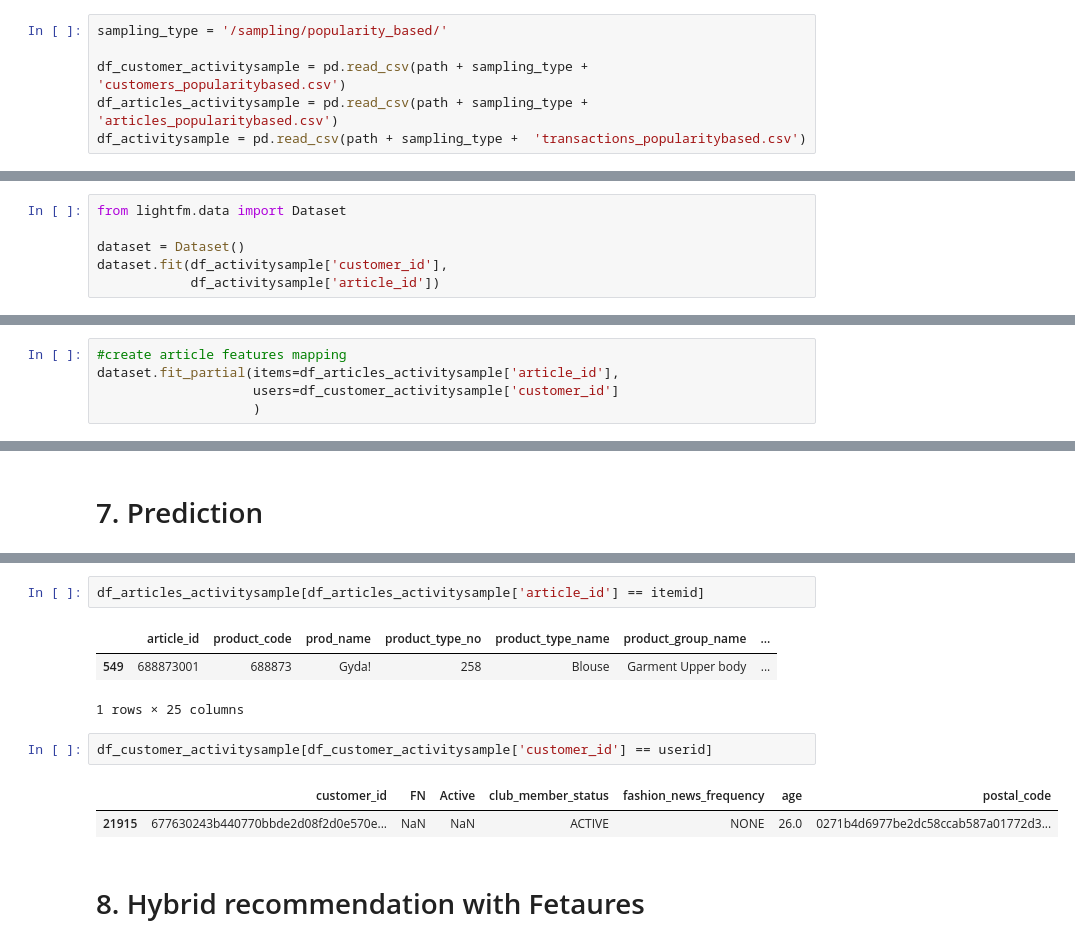
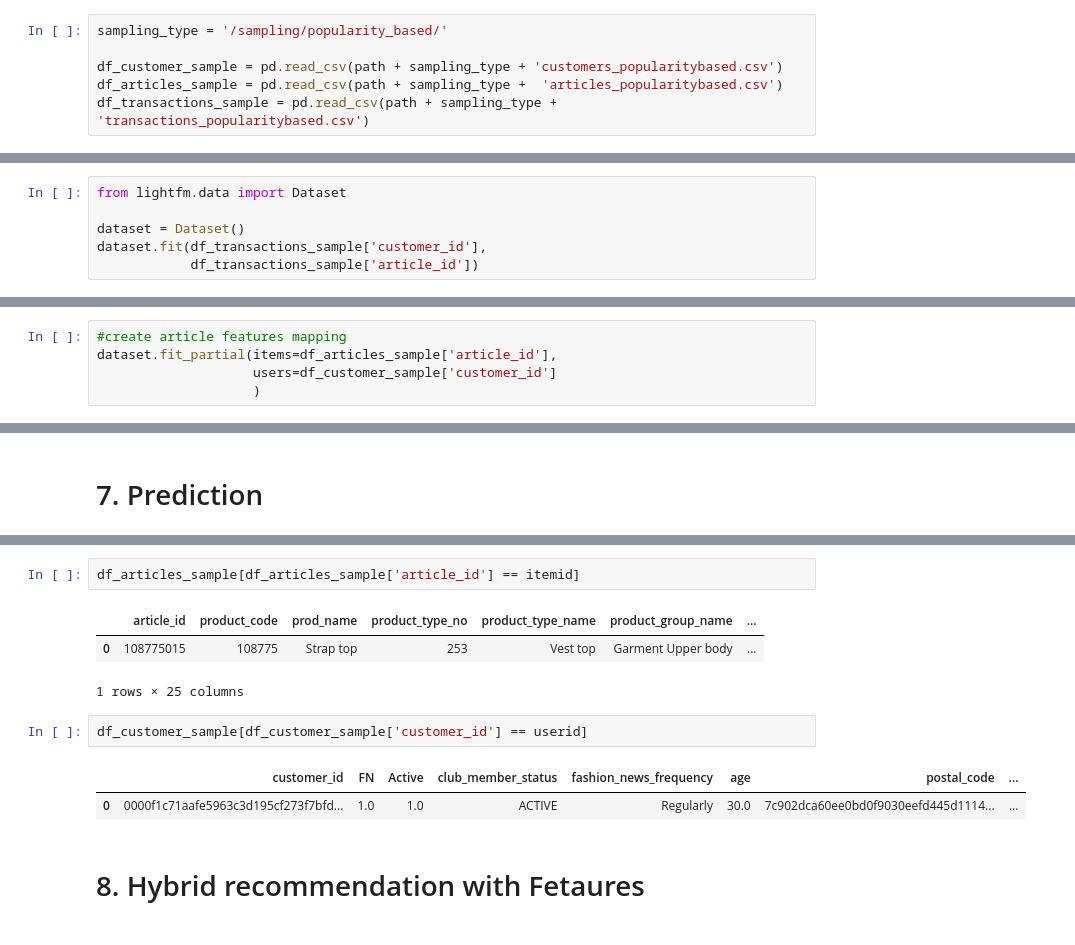
Before and after one commit to dbenayoun/IASD, a Jupyter notebook: Reco system/project_rs.ipynb, the cells around one changed output, grey strips where cells are left out. Saved outputs shown, nothing was run; the diff lists cells and outputs as text.

```diff
--- a/Reco system/project_rs.ipynb
+++ b/Reco system/project_rs.ipynb
@@ -379,9 +376,9 @@ Number of transactions in the popularity sample:  59174
 # %%
 sampling_type = '/sampling/popularity_based/'
 
-df_customer_activitysample = pd.read_csv(path + sampling_type + 'customers_popularitybased.csv')
-df_articles_activitysample = pd.read_csv(path + sampling_type +  'articles_popularitybased.csv')
-df_activitysample = pd.read_csv(path + sampling_type +  'transactions_popularitybased.csv')
+df_customer_sample = pd.read_csv(path + sampling_type + 'customers_popularitybased.csv')
+df_articles_sample = pd.read_csv(path + sampling_type +  'articles_popularitybased.csv')
+df_transactions_sample = pd.read_csv(path + sampling_type +  'transactions_popularitybased.csv')
 # %% [markdown]
 ## 1. Encode Customer and Article IDs
 
@@ -390,8 +387,8 @@ For efficiency, we need to encode our data.
 from lightfm.data import Dataset
 
 dataset = Dataset()
-dataset.fit(df_activitysample['customer_id'],
-            df_activitysample['article_id'])
+dataset.fit(df_transactions_sample['customer_id'],
+            df_transactions_sample['article_id'])
 # %%
 num_users, num_items = dataset.interactions_shape()
 print('Num users: {}, num_items {}.'.format(num_users, num_items))
@@ -399,8 +396,8 @@ print('Num users: {}, num_items {}.'.format(num_users, num_items))
 Num users: 54777, num_items 1045.
 # %%
 #create article features mapping
-dataset.fit_partial(items=df_articles_activitysample['article_id'],
-                    users=df_customer_activitysample['customer_id']
+dataset.fit_partial(items=df_articles_sample['article_id'],
+                    users=df_customer_sample['customer_id']
                     )
 # %% [markdown]
 ## 2. Create User-Item Interaction Matrix
@@ -475,13 +510,13 @@ Score for articleid 688873001 = 2.716146469116211 for customer 677630243b440770b
 # %%
-df_articles_activitysample[df_articles_activitysample['article_id'] == itemid]
+df_articles_sample[df_articles_sample['article_id'] == itemid]
 # %% [output]
 |  | article_id | product_code | prod_name | product_type_no | product_type_name | product_group_name | ... |
-| 549 | 688873001 | 688873 | Gyda! | 258 | Blouse | Garment Upper body | ... |
+| 0 | 108775015 | 108775 | Strap top | 253 | Vest top | Garment Upper body | ... |
 1 rows × 25 columns
 # %%
-df_customer_activitysample[df_customer_activitysample['customer_id'] == userid]
+df_customer_sample[df_customer_sample['customer_id'] == userid]
 # %% [output]
-|  | customer_id | FN | Active | club_member_status | fashion_news_frequency | age | postal_code |
-| 21915 | 677630243b440770bbde2d08f2d0e570e... | NaN | NaN | ACTIVE | NONE | 26.0 | 0271b4d6977be2dc58ccab587a01772d3... |
+|  | customer_id | FN | Active | club_member_status | fashion_news_frequency | age | postal_code | ... |
+| 0 | 0000f1c71aafe5963c3d195cf273f7bfd... | 1.0 | 1.0 | ACTIVE | Regularly | 30.0 | 7c902dca60ee0bd0f9030eefd445d1114... | ... |
 # %% [markdown]
 # 8. Hybrid recommendation with Fetaures
```
Also changed, not shown: parts of 23 cells of this notebook.
